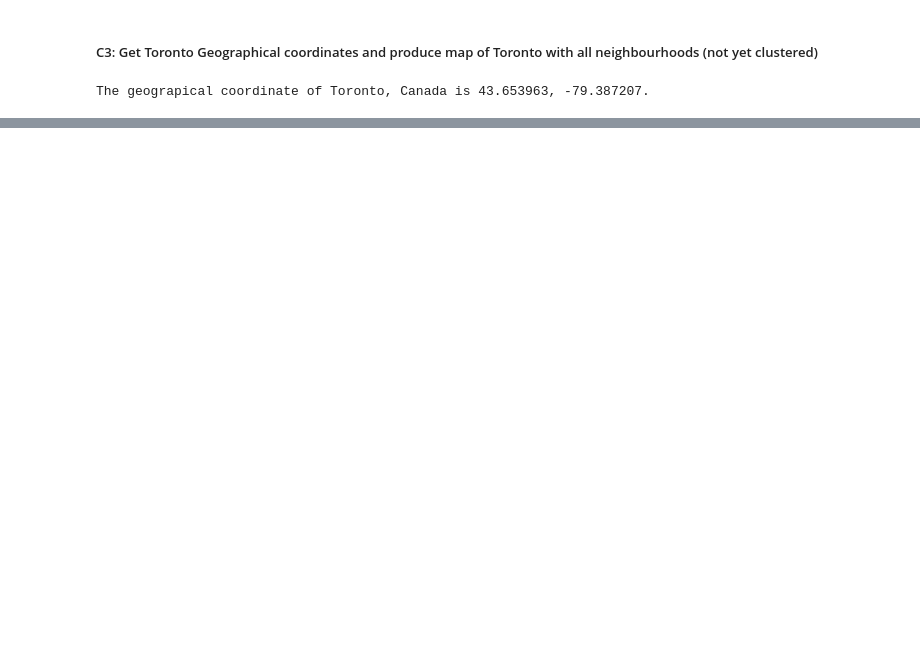
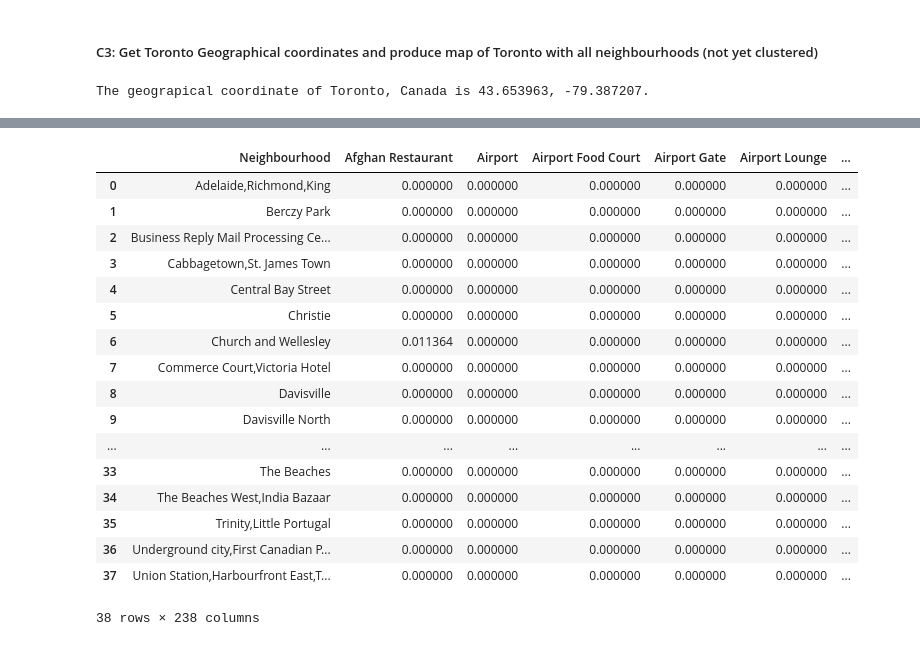
Before and after one commit to DrewKH/Coursera_Capstone_DrewK_ASDOOR_and_Davids_big_move, a Jupyter notebook: Drew's Final Capstone - ASDOOR Limited & Davids big move to Toronto.ipynb, the cells around one changed output, grey strips where cells are left out. Drawn from its saved outputs; the diff is of its cells as text; code cells hidden in the pictures; blank space fills up the shorter version.

```diff
--- a/Drew's Final Capstone - ASDOOR Limited & Davids big move to Toronto.ipynb
+++ b/Drew's Final Capstone - ASDOOR Limited & Davids big move to Toronto.ipynb
@@ -183,0 +443,23 @@ map_toro
+# %%
+#Neighbourhoods are then grouped together, with the mean of the frequency of the Category (shop type)
+toronto_grouped = toronto_onehot.groupby('Neighbourhood').mean().reset_index()
+toronto_grouped
+# %% [output]
+|  | Neighbourhood | Afghan Restaurant | Airport | Airport Food Court | Airport Gate | Airport Lounge | ... |
+| 0 | Adelaide,Richmond,King | 0.000000 | 0.000000 | 0.000000 | 0.000000 | 0.000000 | ... |
+| 1 | Berczy Park | 0.000000 | 0.000000 | 0.000000 | 0.000000 | 0.000000 | ... |
+| 2 | Business Reply Mail Processing Ce... | 0.000000 | 0.000000 | 0.000000 | 0.000000 | 0.000000 | ... |
+| 3 | Cabbagetown,St. James Town | 0.000000 | 0.000000 | 0.000000 | 0.000000 | 0.000000 | ... |
+| 4 | Central Bay Street | 0.000000 | 0.000000 | 0.000000 | 0.000000 | 0.000000 | ... |
+| 5 | Christie | 0.000000 | 0.000000 | 0.000000 | 0.000000 | 0.000000 | ... |
+| 6 | Church and Wellesley | 0.011364 | 0.000000 | 0.000000 | 0.000000 | 0.000000 | ... |
+| 7 | Commerce Court,Victoria Hotel | 0.000000 | 0.000000 | 0.000000 | 0.000000 | 0.000000 | ... |
+| 8 | Davisville | 0.000000 | 0.000000 | 0.000000 | 0.000000 | 0.000000 | ... |
+| 9 | Davisville North | 0.000000 | 0.000000 | 0.000000 | 0.000000 | 0.000000 | ... |
+| ... | ... | ... | ... | ... | ... | ... | ... |
+| 33 | The Beaches | 0.000000 | 0.000000 | 0.000000 | 0.000000 | 0.000000 | ... |
+| 34 | The Beaches West,India Bazaar | 0.000000 | 0.000000 | 0.000000 | 0.000000 | 0.000000 | ... |
+| 35 | Trinity,Little Portugal | 0.000000 | 0.000000 | 0.000000 | 0.000000 | 0.000000 | ... |
+| 36 | Underground city,First Canadian P... | 0.000000 | 0.000000 | 0.000000 | 0.000000 | 0.000000 | ... |
+| 37 | Union Station,Harbourfront East,T... | 0.000000 | 0.000000 | 0.000000 | 0.000000 | 0.000000 | ... |
+38 rows × 238 columns
```
Also changed, not shown: parts of 54 cells of this notebook.
